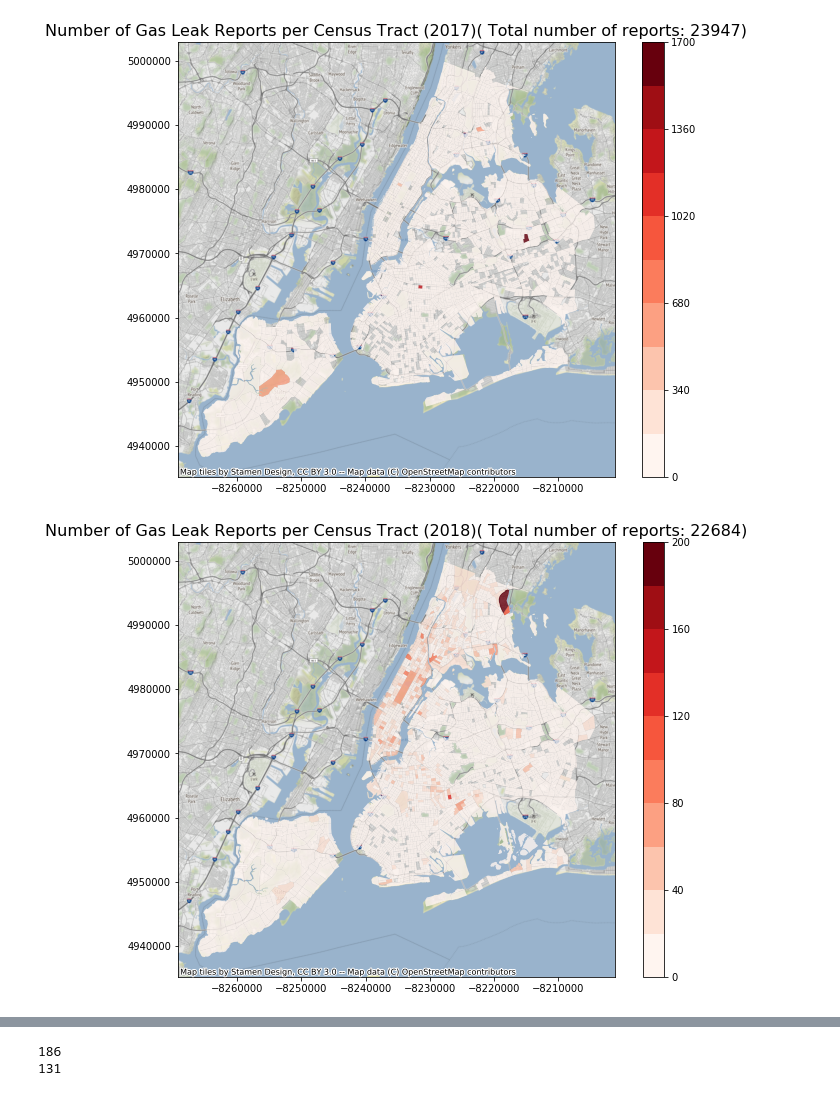
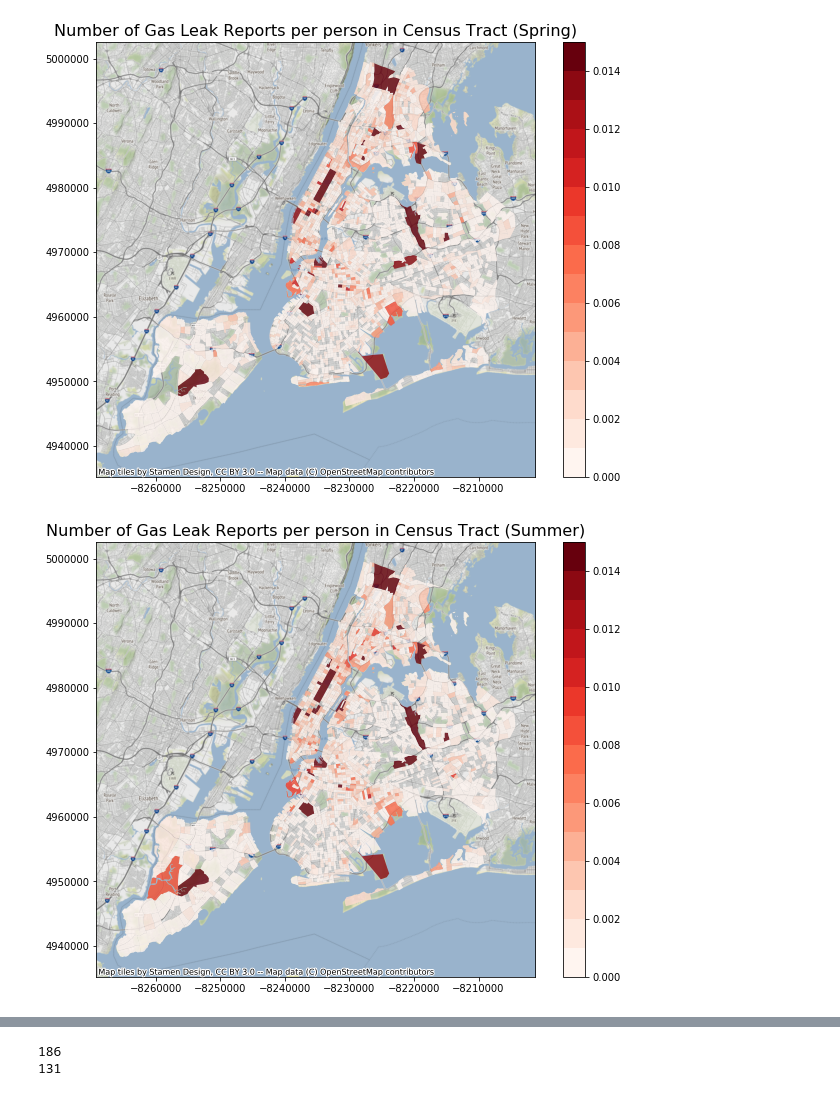
Before and after one commit to mhasan004/GasLeakProject-Merged, a Jupyter notebook: Graphing_Map.ipynb, the cells around one changed output, grey strips where cells are left out. Drawn from its saved outputs; the diff is of its cells as text; code cells hidden in the pictures.

Commit message:
add files and scatter plot

```diff
--- a/Graphing_Map.ipynb
+++ b/Graphing_Map.ipynb
@@ -52,9 +52,16 @@ for i in range(0,4):
 
     #plot with background map
     cmap = plt.get_cmap('Reds')
-    norm = mcolors.BoundaryNorm(np.arange(0,501,50), cmap.N)
+    norm = mcolors.BoundaryNorm(np.arange(0,101,10), cmap.N)
     df = join.to_crs(epsg=3857)
     ax = df.plot(column='NumberOfReports',cmap='Reds',figsize = (10,8),alpha = 0.8,legend = True,norm = norm)
     ax.set_title(label = 'Number of Gas Leak Reports per Census Tract (' + Season_word[i] + ')' + '( Total number of reports: '+ str(Total)+')', fontdict={'fontsize': 16}, loc='center')
     ctx.add_basemap(ax,zoom = 12)
+# color bar increase in steps
+# max for different color
+# pattern in the gas report, what related to , when and why it happened
+# interactive visualization
+# dash board - map, parallel coord, scatter plot
+
+#correlation of 2 values
 # %% [output]
@@ -64,0 +72,4 @@ for i in range(0,4):
+# %%
+demographic = pd.read_csv('DataFiles/Crime and Demographics/filtered_CensusTract_Demographic_Data_NYCWestchester_filtered.csv')
+
+print(demographic)
@@ -64,0 +94,6 @@ for i in range(0,4):
+# %%
+new_df = demographic[['HC01_EST_VC01','GEO.id2']][1:].copy()
+
+new_df['Geoid'] = new_df['GEO.id2'].str.upper()
+
+print(new_df)
@@ -65,44 +116,46 @@ for i in range(0,4):
 # %%
-num = [1701,201]
-step = [170,20]
-year = ["2017","2018"]
-for i in range(0,2):
-    Month_data = pd.DataFrame(columns = ['Geoid','NumberOfReports']) # create a new Dataframe with each month
-    info = np.array(['36047089000','36081043701'])
+Season = [['03','04','05'],['06','07','08'],['09','10','11'],['12','01','02']]
+Season_word = ['Spring','Summer','Autumn','Winter']
+
+for i in range(0,4):
+    Month_data = pd.DataFrame(columns = ['Time','Geoid','NumberOfReports']) # create a new Dataframe with each month
+    info = np.array(['SpringCT36047089000','SpringCT36081043701'])
     count = np.array([0,0])
     for row in range(0,len(data)): # counting all data seasonly
         # creating a string with all the details we need
-        if data.iat[row,0][3:] == year[i]:
-            detail = str(data.iat[row,1])
+        if data.iat[row,0][0:2] == Season[i][0] or data.iat[row,0][0:2] == Season[i][1] or data.iat[row,0][0:2] == Season[i][2]:
+            detail = Season_word[i] + 'CT' + str(data.iat[row,1])
 
             if detail in info:                          # if the string already exist, we will just increment the count
                 itemindex = np.where(info == detail)
                 count[itemindex[0][0]] += data.iat[row,2]
             else:                                       # else we will have to add the string to info array and create an extra count
                 info = np.append(info,detail)
                 count = np.append(count,data.iat[row,2])
 
     for row in range(0,len(info)):
-        Month_data = Month_data.append({'Geoid' : info[row],  'NumberOfReports': count[row] } , ignore_index=True)
+        Month_data = Month_data.append({'Time' : info[row][0:6], 'Geoid' : info[row][8:],  'NumberOfReports': count[row] } , ignore_index=True)
 
     us_tract['Geoid'] = us_tract['tractid'].str.upper()              # create a new column of the same name as DF from 'NAME'
                                                                     # In shp file, the "NAME" is the census tract
                                                                     # In shp file, the "tractid" is the geoid
     us_tract['Geoid'] = us_tract.Geoid.astype(float)        # Conver type to float so we can merge the DFs
-                                                                 # We use merge to pass in the data(NumOfReports)from the csv
+    new_df['Geoid'] = new_df.Geoid.astype(float)                                                             # We use merge to pass in the data(NumOfReports)from the csv
+    new_df['population'] = new_df.HC01_EST_VC01.astype(float)
     Month_data['Geoid'] = Month_data.Geoid.astype(float)
-    Month_data['NumberOfReports'] = Month_data.NumberOfReports.astype(int)
+    Month_data['NumberOfReports'] = Month_data.NumberOfReports.astype(float)
+    Month_data = Month_data.merge(new_df,on = 'Geoid')
     join = us_tract.merge(Month_data, on='Geoid')
-    Total = join['NumberOfReports'].sum()
+    join['capita'] = join['NumberOfReports']/join['population']
 
 
     #plot with background map
     cmap = plt.get_cmap('Reds')
-    norm = mcolors.BoundaryNorm(np.arange(0,num[i],step[i]), cmap.N)
+    norm = mcolors.BoundaryNorm(np.arange(0,0.0151,0.001), cmap.N)
     df = join.to_crs(epsg=3857)
-    ax = df.plot(column='NumberOfReports',cmap='Reds',figsize = (10,8),alpha = 0.8,legend = True,norm = norm)
-    ax.set_title(label = 'Number of Gas Leak Reports per Census Tract (' + year[i] + ')' + '( Total number of reports: '+ str(Total)+')', fontdict={'fontsize': 16}, loc='center')
+    ax = df.plot(column='capita',cmap='Reds',figsize = (10,8),alpha = 0.8,legend = True,norm = norm)
+    ax.set_title(label = 'Number of Gas Leak Reports per person in Census Tract (' + Season_word[i] + ')', fontdict={'fontsize': 16}, loc='center')
     ctx.add_basemap(ax,zoom = 12)
 # %% [output]
-[figure, old version]
+[figure, new version]
-[figure, old version]
+[figure, new version]
```
Also changed, not shown: parts of 7 cells of this notebook, 4 other files.
